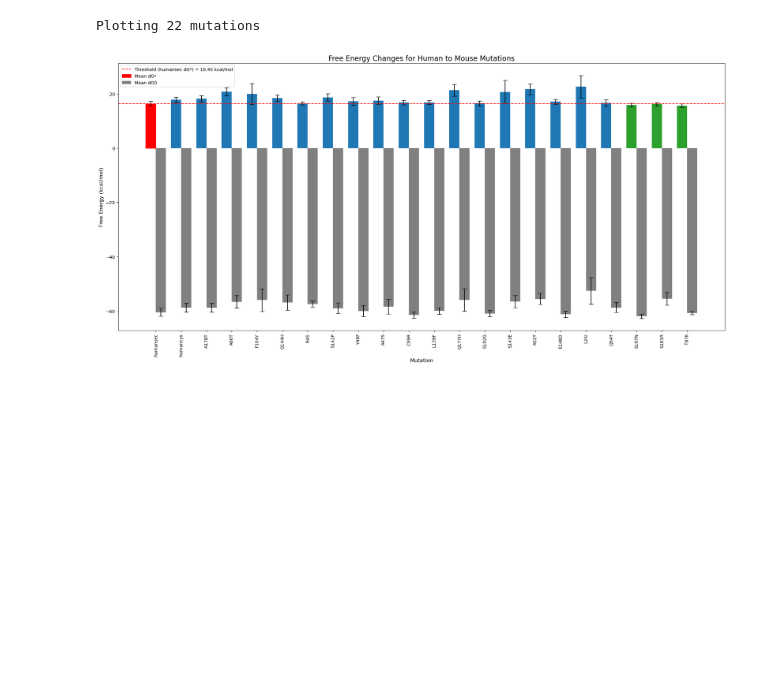
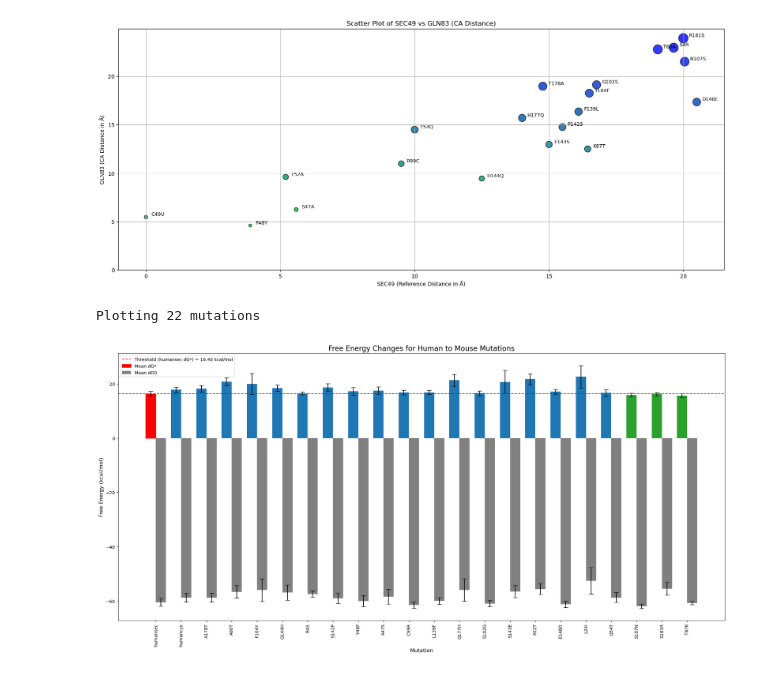
Before and after one commit to ND7996/GPX6, a Jupyter notebook: analysis/barplot_energy.ipynb, the cells around one changed output. Cells and saved outputs as stored; diff of their text form; code cells hidden in the pictures; blank space fills up the shorter version.

```diff
--- a/analysis/barplot_energy.ipynb
+++ b/analysis/barplot_energy.ipynb
@@ -93,3 +199,67 @@ Plotting 22 mutations
+# %%
+import matplotlib.pyplot as plt
+import numpy as np
+
+# Define the dataset with distances from SEC49 and CA Distance (GLN83)
+mutants = [
+    {"mutation": "C49U", "sec49_distance": 0.0, "ca_distance": 5.47},
+    {"mutation": "F48Y", "sec49_distance": 3.88, "ca_distance": 4.60},
+    {"mutation": "S47A", "sec49_distance": 5.59, "ca_distance": 6.24},
+    {"mutation": "T52A", "sec49_distance": 5.20, "ca_distance": 9.62},
+    {"mutation": "R99C", "sec49_distance": 9.50, "ca_distance": 10.99},
+    {"mutation": "T54Q", "sec49_distance": 10.00, "ca_distance": 14.50},
+    {"mutation": "H144Q", "sec49_distance": 12.50, "ca_distance": 9.46},
+    {"mutation": "H177Q", "sec49_distance": 14.00, "ca_distance": 15.71},
+    {"mutation": "T178A", "sec49_distance": 14.77, "ca_distance": 18.99},
+    {"mutation": "E143S", "sec49_distance": 15.00, "ca_distance": 12.97},
+    {"mutation": "P142S", "sec49_distance": 15.50, "ca_distance": 14.77},
+    {"mutation": "F139L", "sec49_distance": 16.10, "ca_distance": 16.37},
+    {"mutation": "Y104F", "sec49_distance": 16.50, "ca_distance": 18.27},
+    {"mutation": "K87T", "sec49_distance": 16.44, "ca_distance": 12.51},
+    {"mutation": "G102S", "sec49_distance": 16.77, "ca_distance": 19.14},
+    {"mutation": "T60A", "sec49_distance": 19.05, "ca_distance": 22.80},
+    {"mutation": "R181S", "sec49_distance": 20.00, "ca_distance": 23.95},
+    {"mutation": "S4R", "sec49_distance": 19.64, "ca_distance": 22.97},
+    {"mutation": "N107S", "sec49_distance": 20.05, "ca_distance": 21.53},
+    {"mutation": "D148E", "sec49_distance": 20.50, "ca_distance": 17.36},
+]
+
+# Extract data
+mutant_labels = [m["mutation"] for m in mutants]
+sec49_distances = [m["sec49_distance"] for m in mutants]
+ca_distances = [m["ca_distance"] for m in mutants]
+
+# Normalize sizes (small for close, large for far)
+min_size = 30
+max_size = 300
+sizes = np.interp(ca_distances, (min(ca_distances), max(ca_distances)), (min_size, max_size))
+
+# Normalize colors (green for close, blue for far)
+colors = [(0, 1 - (d / max(ca_distances)), d / max(ca_distances)) for d in ca_distances]
+
+# Plot
+plt.figure(figsize=(20, 8))
+
+# Scatter plot with SEC49 on the x-axis and CA (GLN83) on the y-axis
+plt.scatter(sec49_distances, ca_distances, s=sizes, c=colors, alpha=0.8, edgecolors="k")
+
+# Labels for the scatter plot
+plt.xticks(np.arange(0, max(sec49_distances) + 1, step=5))
+plt.yticks(np.arange(0, max(ca_distances) + 1, step=5))
+plt.xlabel("SEC49 (Reference Distance in Å)")
+plt.ylabel("GLN83 (CA Distance in Å)")
+plt.title("Scatter Plot of SEC49 vs GLN83 (CA Distance)")
+
+# Add text labels with mutation names
+for i, (mutant, sec_dist, ca_dist) in enumerate(zip(mutant_labels, sec49_distances, ca_distances)):
+    plt.text(sec_dist + 0.2, ca_dist, mutant, fontsize=9, ha="left", va="bottom")
+
+# Grid on both axes
+plt.grid(True)
+
+plt.show()
+# %% [output]
+[figure, added]
 # %%
 import re
 import numpy as np
```
Also changed, not shown: parts of 3 cells of this notebook, 6 other files.
